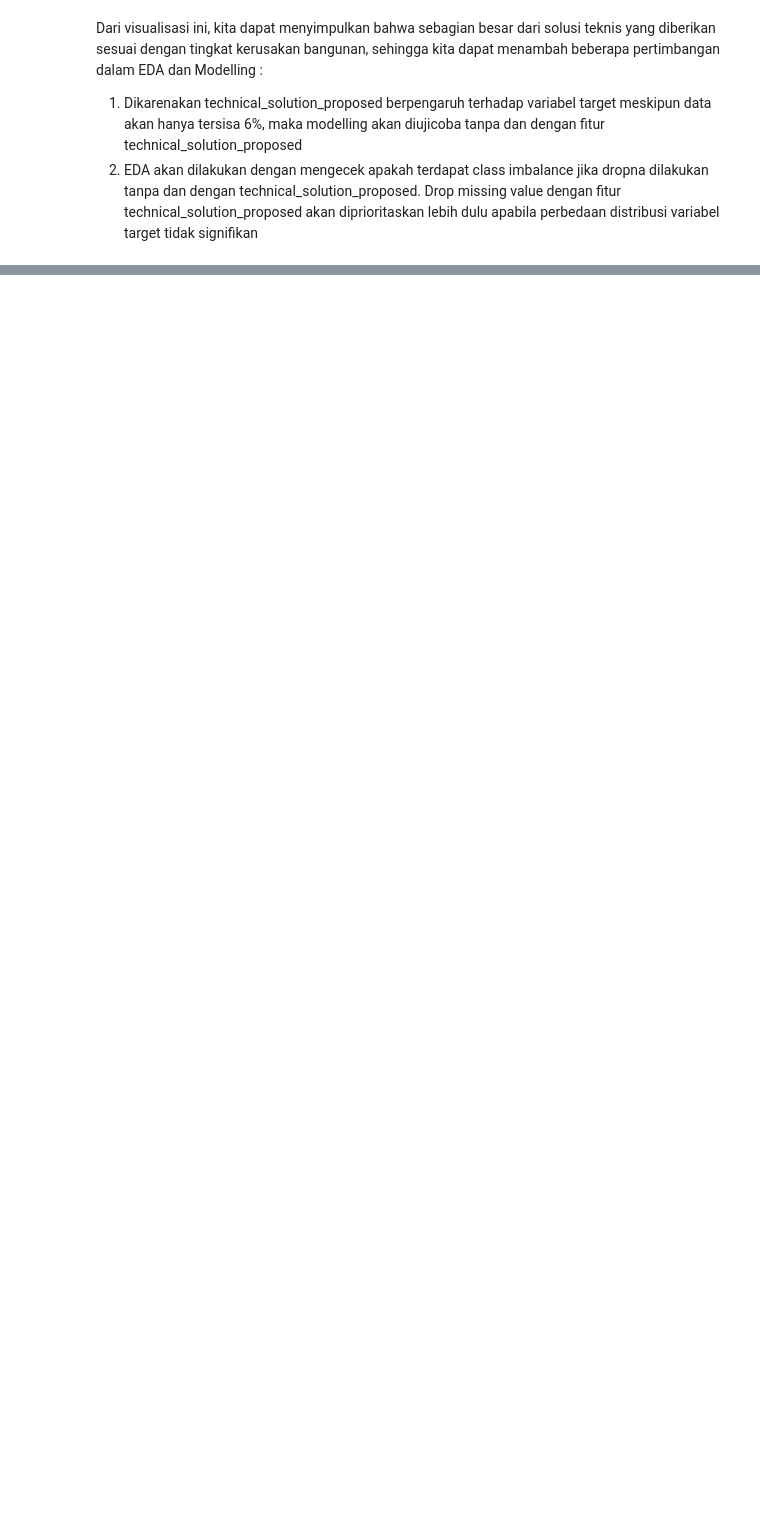
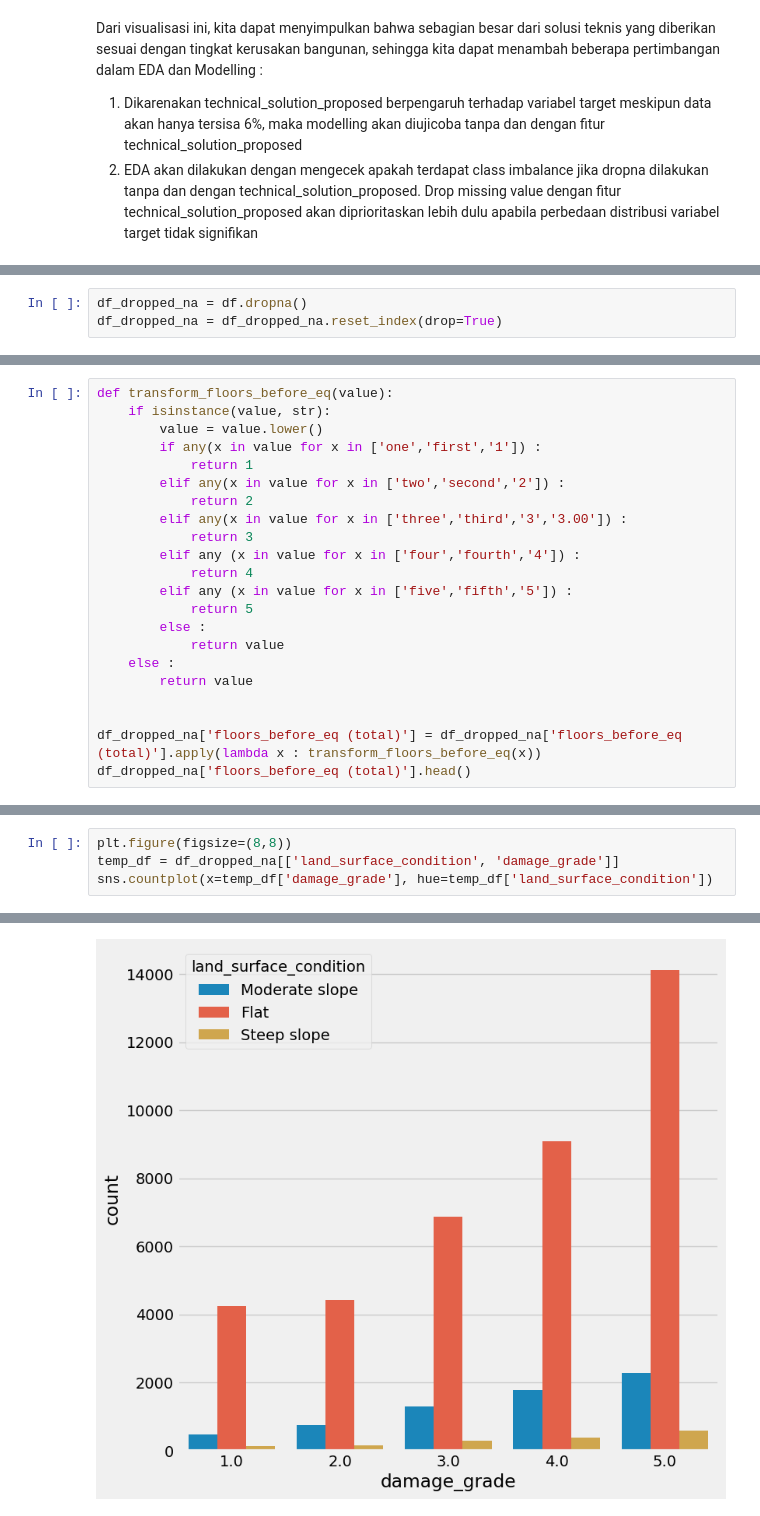
Before and after one commit to damahindra/Earthquake-Damage-Grade-Analysis-and-Prediction, a Jupyter notebook: Workspace-Firhan/ws-fir.ipynb, the cells around one changed output, grey strips where cells are left out. Cells and saved outputs as stored; diff of their text form; blank space fills up the shorter version.

```diff
--- a/Workspace-Firhan/ws-fir.ipynb
+++ b/Workspace-Firhan/ws-fir.ipynb
@@ -230,0 +250,3 @@ Dari visualisasi ini, kita dapat menyimpulkan bahwa sebagian besar dari solusi t
+# %%
+df_dropped_na = df.dropna()
+df_dropped_na = df_dropped_na.reset_index(drop=True)
@@ -230,0 +303,22 @@ Dari visualisasi ini, kita dapat menyimpulkan bahwa sebagian besar dari solusi t
+# %%
+def transform_floors_before_eq(value):
+    if isinstance(value, str):
+        value = value.lower()
+        if any(x in value for x in ['one','first','1']) :
+            return 1
+        elif any(x in value for x in ['two','second','2']) :
+            return 2
+        elif any(x in value for x in ['three','third','3','3.00']) :
+            return 3
+        elif any (x in value for x in ['four','fourth','4']) :
+            return 4
+        elif any (x in value for x in ['five','fifth','5']) :
+            return 5
+        else :
+            return value
+    else :
+        return value
+
+
+df_dropped_na['floors_before_eq (total)'] = df_dropped_na['floors_before_eq (total)'].apply(lambda x : transform_floors_before_eq(x))
+df_dropped_na['floors_before_eq (total)'].head()
@@ -230,0 +433,5 @@ Dari visualisasi ini, kita dapat menyimpulkan bahwa sebagian besar dari solusi t
+# %%
+plt.figure(figsize=(8,8))
+temp_df = df_dropped_na[['land_surface_condition', 'damage_grade']]
+sns.countplot(x=temp_df['damage_grade'], hue=temp_df['land_surface_condition'])
+# %% [output]
@@ -230,0 +439 @@ Dari visualisasi ini, kita dapat menyimpulkan bahwa sebagian besar dari solusi t
+[figure, added]
```
Also changed, not shown: parts of 27 cells of this notebook.
